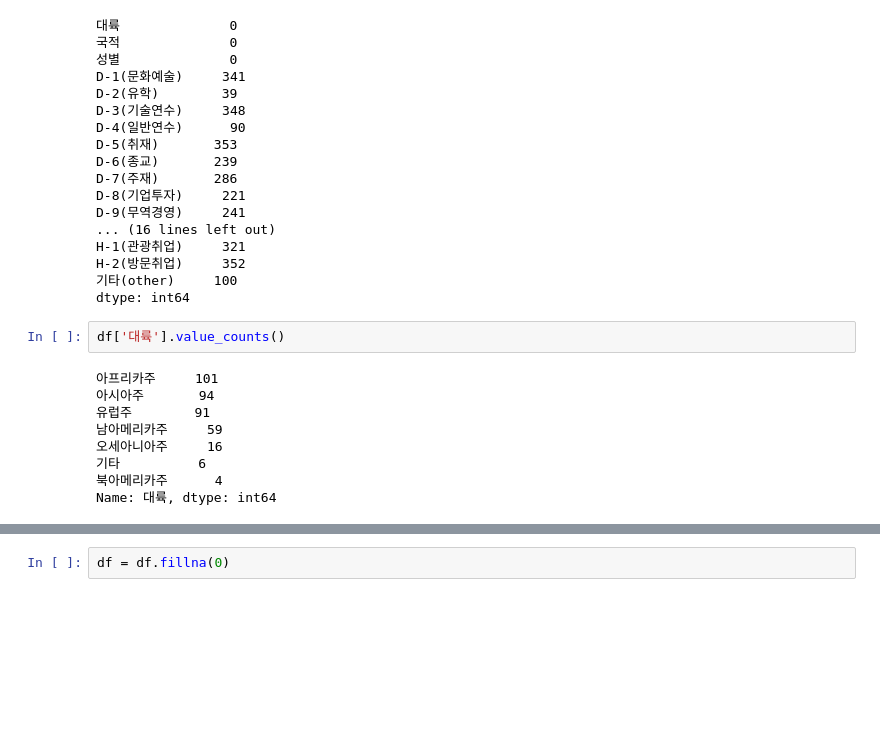
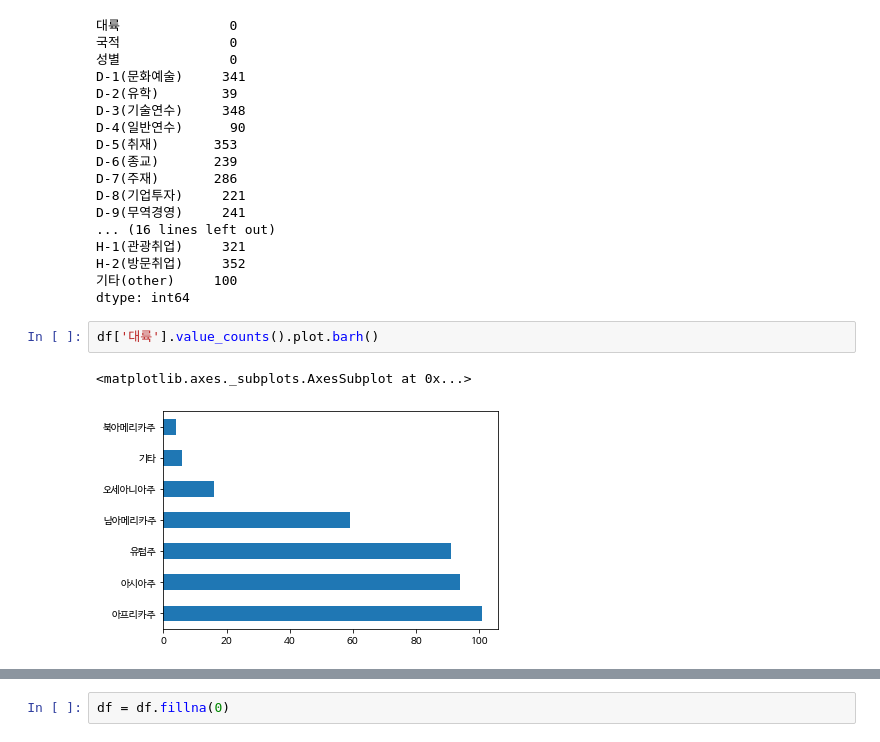
Before and after one commit to SonHyeok/Foreigner-in-korea, a Jupyter notebook: Foreigner.ipynb, the cells around one changed output, grey strips where cells are left out. Cells and saved outputs as stored; diff of their text form; blank space fills up the shorter version.

```diff
--- a/Foreigner.ipynb
+++ b/Foreigner.ipynb
@@ -93,16 +90,10 @@ H-2(방문취업)     352
 기타(other)     100
 dtype: int64
 # %%
-df['대륙'].value_counts()
+df['대륙'].value_counts().plot.barh()
 # %% [output]
-아프리카주     101
-아시아주       94
-유럽주        91
-남아메리카주     59
-오세아니아주     16
-기타          6
-북아메리카주      4
-Name: 대륙, dtype: int64
+<matplotlib.axes._subplots.AxesSubplot at 0x...>
+[figure, added]
 # %%
 df['국적'].value_counts()
 # %% [output]
```
Also changed, not shown: parts of 4 cells of this notebook.
